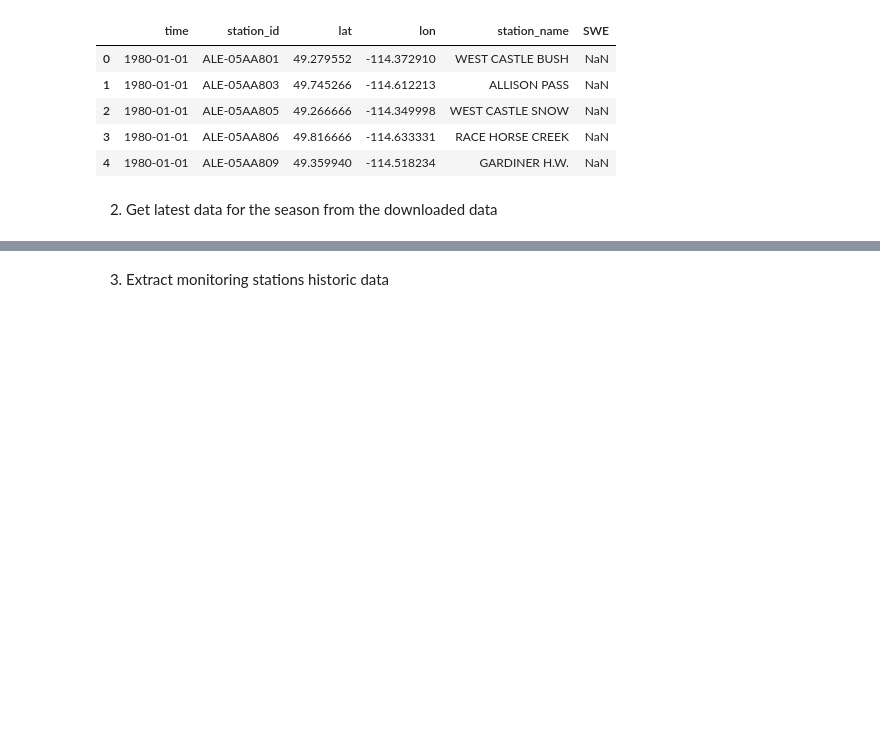
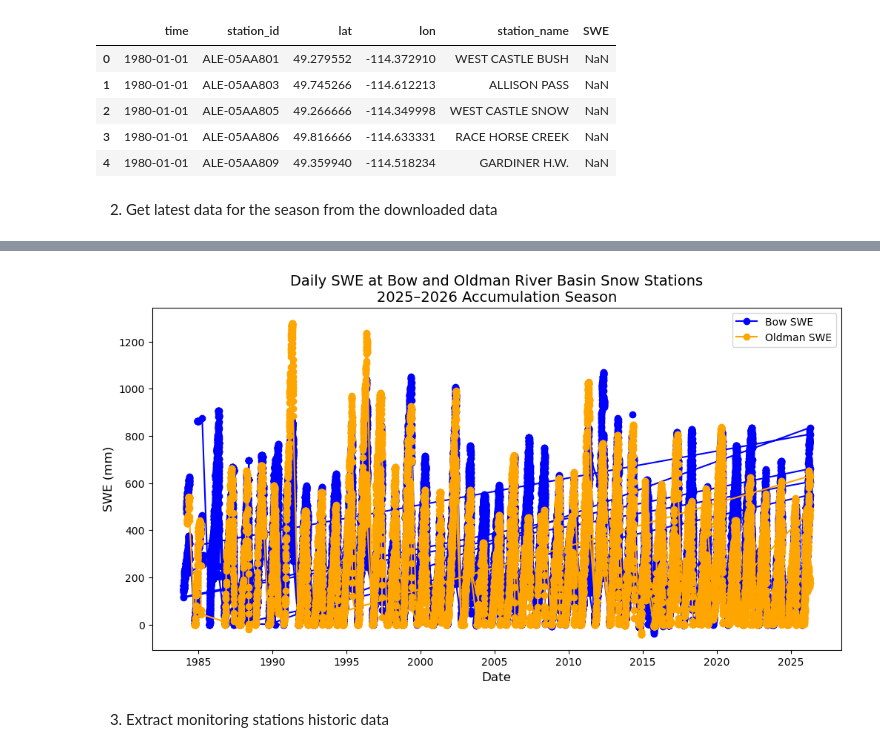
Before and after one commit to Nadiesenali/snowdroughtindex-main, a Jupyter notebook: notebooks/workflows/12_for_report.ipynb, the cells around one changed output, grey strips where cells are left out. Drawn from its saved outputs; the diff is of its cells as text; code cells hidden in the pictures; blank space fills up the shorter version.

```diff
--- a/notebooks/workflows/12_for_report.ipynb
+++ b/notebooks/workflows/12_for_report.ipynb
@@ -287,3 +287,15 @@ Read: 05AD803_SW_C.Corrected-Seasonal.csv -> 62356 rows
+# %%
+# plot bow_swe_table
+fig, ax = plt.subplots(figsize=(12,6))
+plt.plot(bow_swe_table['time'], bow_swe_table['SWE'], marker='o', linestyle='-', color='blue', label='Bow SWE')
+plt.plot(oldman_swe_table['time'], oldman_swe_table['SWE'], marker='o', linestyle='-', color='orange', label='Oldman SWE')
+ax.set_title('Daily SWE at Bow and Oldman River Basin Snow Stations\n2025–2026 Accumulation Season', fontsize=14)
+ax.set_xlabel('Date', fontsize=12)
+ax.set_ylabel('SWE (mm)', fontsize=12)
+ax.legend()
+plt.show()
+# %% [output]
+[figure, added]
 # %% [markdown]
 3. Extract monitoring stations historic data
 # %%
```
Also changed, not shown: parts of 12 cells of this notebook, 1 other file.
